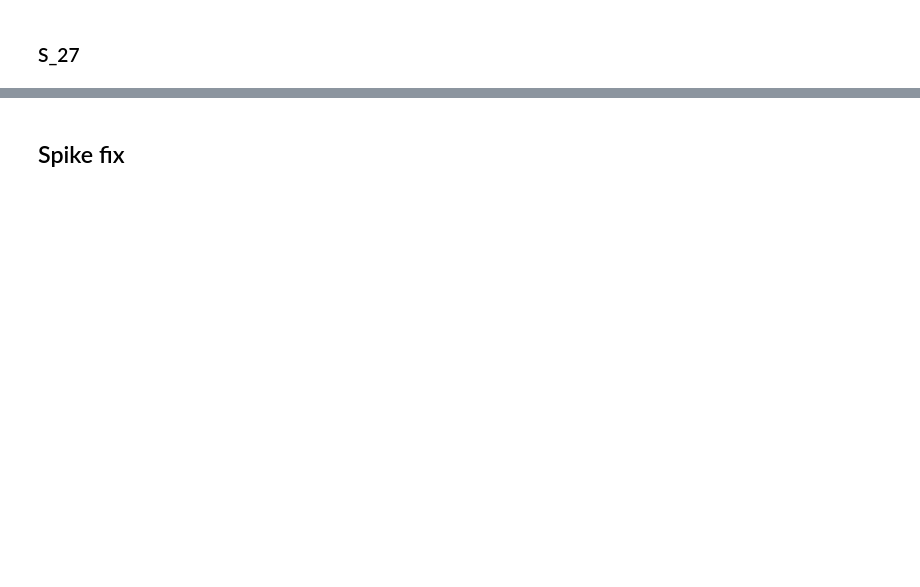
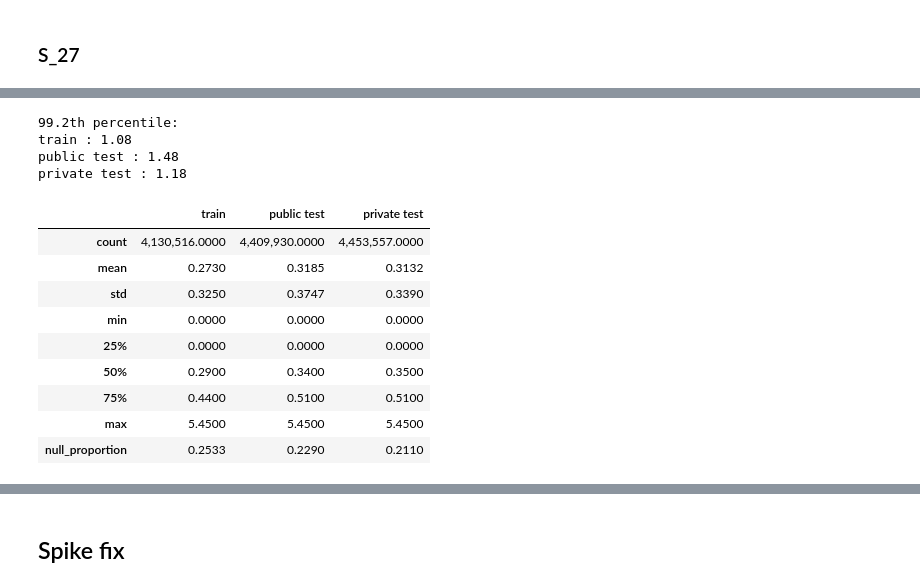
Before and after one commit to waikey-lee/kaggle-amex, a Jupyter notebook: interim_data/v5/1a.clean_spend_payment.ipynb, the cells around one changed output, grey strips where cells are left out. Cells and saved outputs as stored; diff of their text form; code cells hidden in the pictures; blank space fills up the shorter version.

```diff
--- a/interim_data/v5/1a.clean_spend_payment.ipynb
+++ b/interim_data/v5/1a.clean_spend_payment.ipynb
@@ -1048,5 +1107,5 @@ plot_target_check(train, "S_26", q=50, use_raw_bin=True, nunique_thr=2000, strfy
 # %%
-plot_train_test_distribution(df_list, "S_26", nunique_thr=2000)
+# plot_train_test_distribution(df_list, "S_26", nunique_thr=2000)
 # %% [markdown]
 ### S_27
 # %%
@@ -1056,0 +1123,18 @@ df_list = round_dfs(df_list, col="S_27", decimals=2, add_new_col=False)
+# %%
+print_percentile(df_list, "S_27", 99.2)
+describe_all(df_list, "S_27")
+# %% [output]
+99.2th percentile:
+train : 1.08
+public test : 1.48
+private test : 1.18
+|  | train | public test | private test |
+| count | 4,130,516.0000 | 4,409,930.0000 | 4,453,557.0000 |
+| mean | 0.2730 | 0.3185 | 0.3132 |
+| std | 0.3250 | 0.3747 | 0.3390 |
+| min | 0.0000 | 0.0000 | 0.0000 |
+| 25% | 0.0000 | 0.0000 | 0.0000 |
+| 50% | 0.2900 | 0.3400 | 0.3500 |
+| 75% | 0.4400 | 0.5100 | 0.5100 |
+| max | 5.4500 | 5.4500 | 5.4500 |
+| null_proportion | 0.2533 | 0.2290 | 0.2110 |
```
Also changed, not shown: parts of 49 cells of this notebook.
